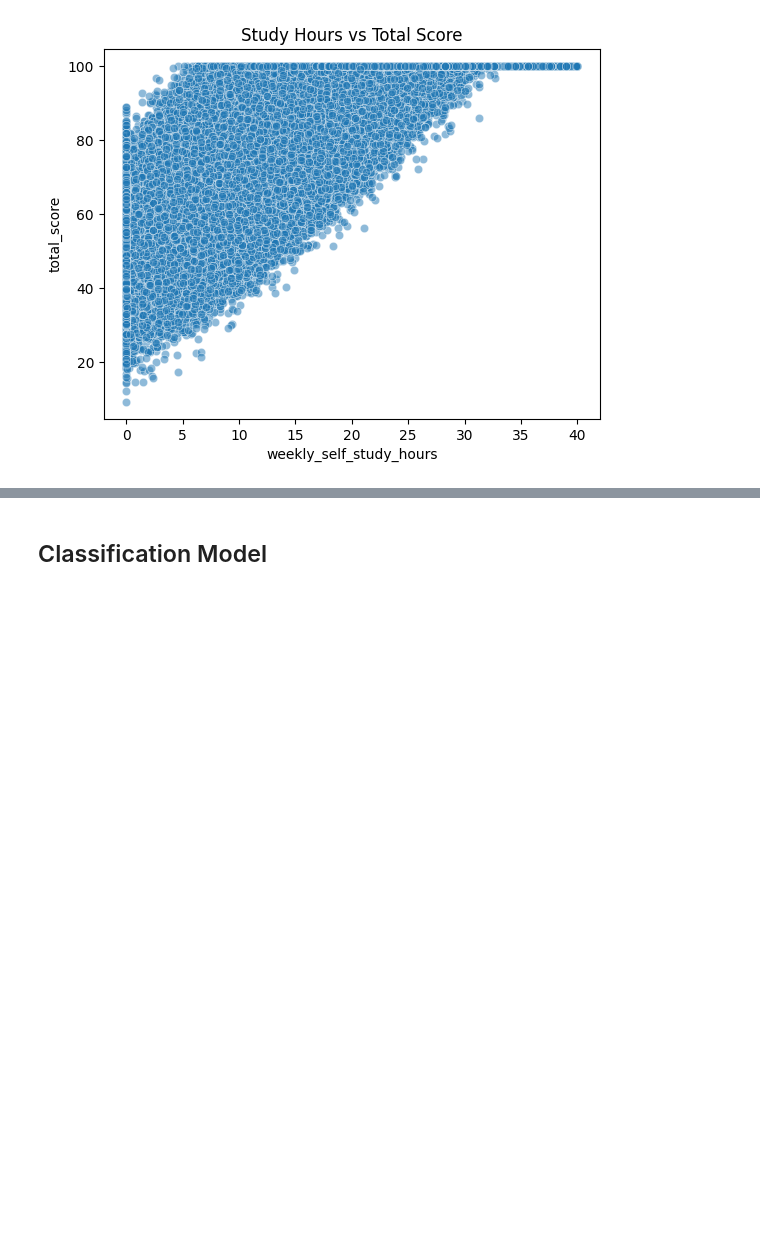
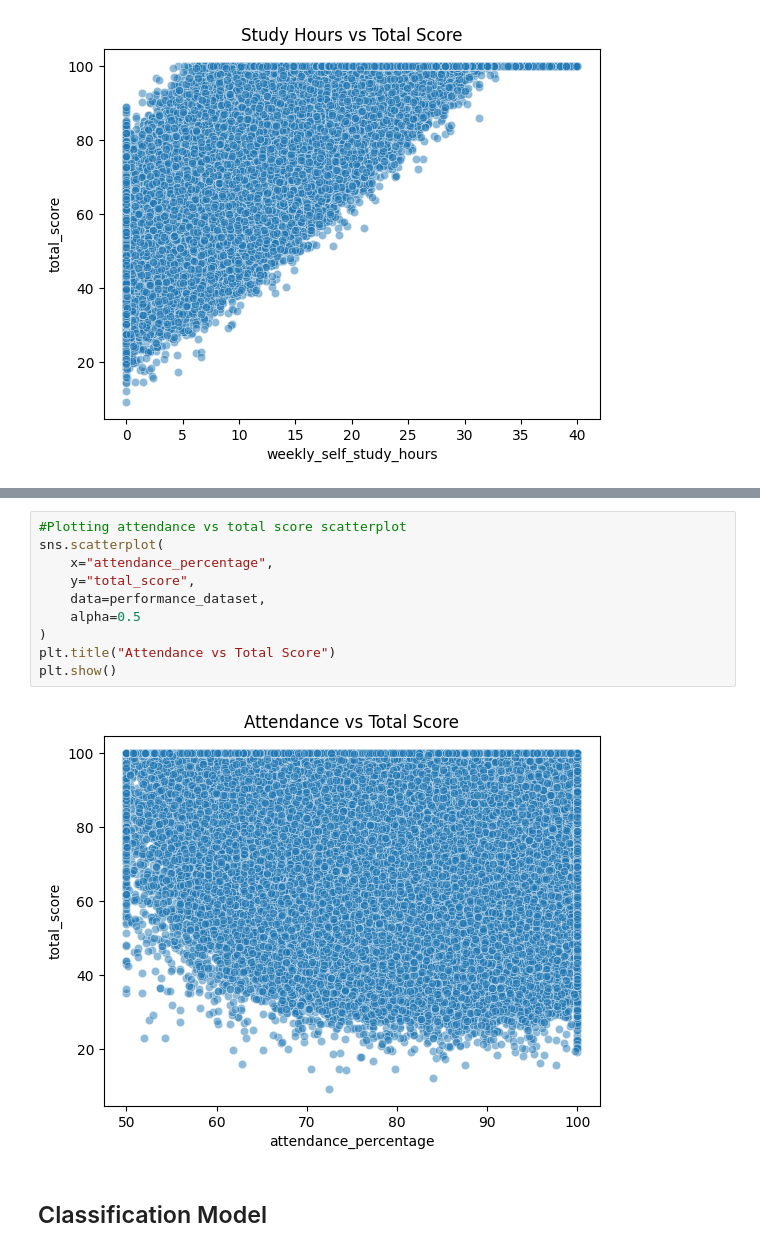
Before and after one commit to Shambhavi910/Student_Report, a Jupyter notebook: Student_report.ipynb, the cells around one changed output, grey strips where cells are left out. Saved outputs shown, nothing was run; the diff lists cells and outputs as text; blank space fills up the shorter version.

```diff
--- a/Student_report.ipynb
+++ b/Student_report.ipynb
@@ -167,3 +179,15 @@ plt.show()
+# %%
+#Plotting attendance vs total score scatterplot
+sns.scatterplot(
+    x="attendance_percentage",
+    y="total_score",
+    data=performance_dataset,
+    alpha=0.5
+)
+plt.title("Attendance vs Total Score")
+plt.show()
+# %% [output]
+[figure, added]
 # %% [markdown]
 ## Classification Model
 # %%
```
Also changed, not shown: parts of 10 cells of this notebook, 2 other files.
